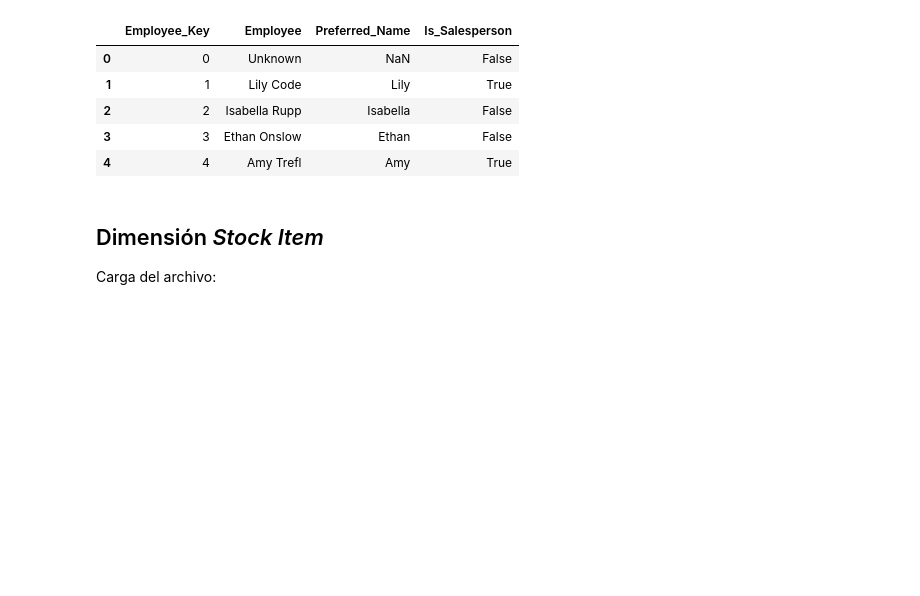
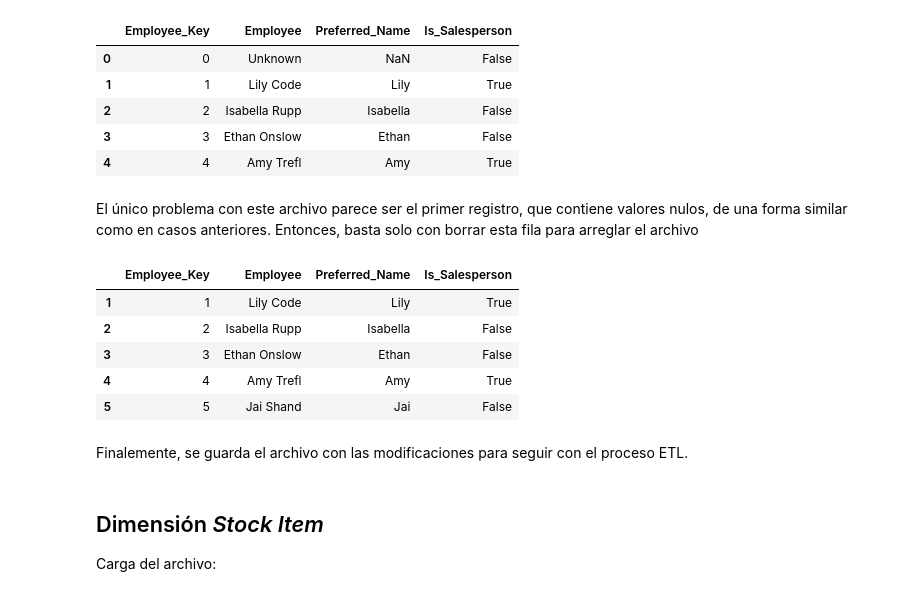
Before and after one commit to juandiegocardona/LaboratoriosBI, a Jupyter notebook: Laboratorio4/Preprocesamiento_lab4.ipynb, the cells around one changed output. Cells and saved outputs as stored; diff of their text form; code cells hidden in the pictures; blank space fills up the shorter version.

```diff
--- a/Laboratorio4/Preprocesamiento_lab4.ipynb
+++ b/Laboratorio4/Preprocesamiento_lab4.ipynb
@@ -162,3 +224,17 @@ df_employee.head()
 | 2 | 2 | Isabella Rupp | Isabella | False |
 | 3 | 3 | Ethan Onslow | Ethan | False |
 | 4 | 4 | Amy Trefl | Amy | True |
+# %% [markdown]
+El único problema con este archivo parece ser el primer registro, que contiene valores nulos, de una forma similar como en casos anteriores. Entonces, basta solo con borrar esta fila para arreglar el archivo
+# %%
+df_employee_clean = df_employee.dropna()
+df_employee_clean.head()
+# %% [output]
+|  | Employee_Key | Employee | Preferred_Name | Is_Salesperson |
+| 1 | 1 | Lily Code | Lily | True |
+| 2 | 2 | Isabella Rupp | Isabella | False |
+| 3 | 3 | Ethan Onslow | Ethan | False |
+| 4 | 4 | Amy Trefl | Amy | True |
+| 5 | 5 | Jai Shand | Jai | False |
+# %% [markdown]
+Finalemente, se guarda el archivo con las modificaciones para seguir con el proceso ETL.
```
Also changed, not shown: parts of 24 cells of this notebook.
